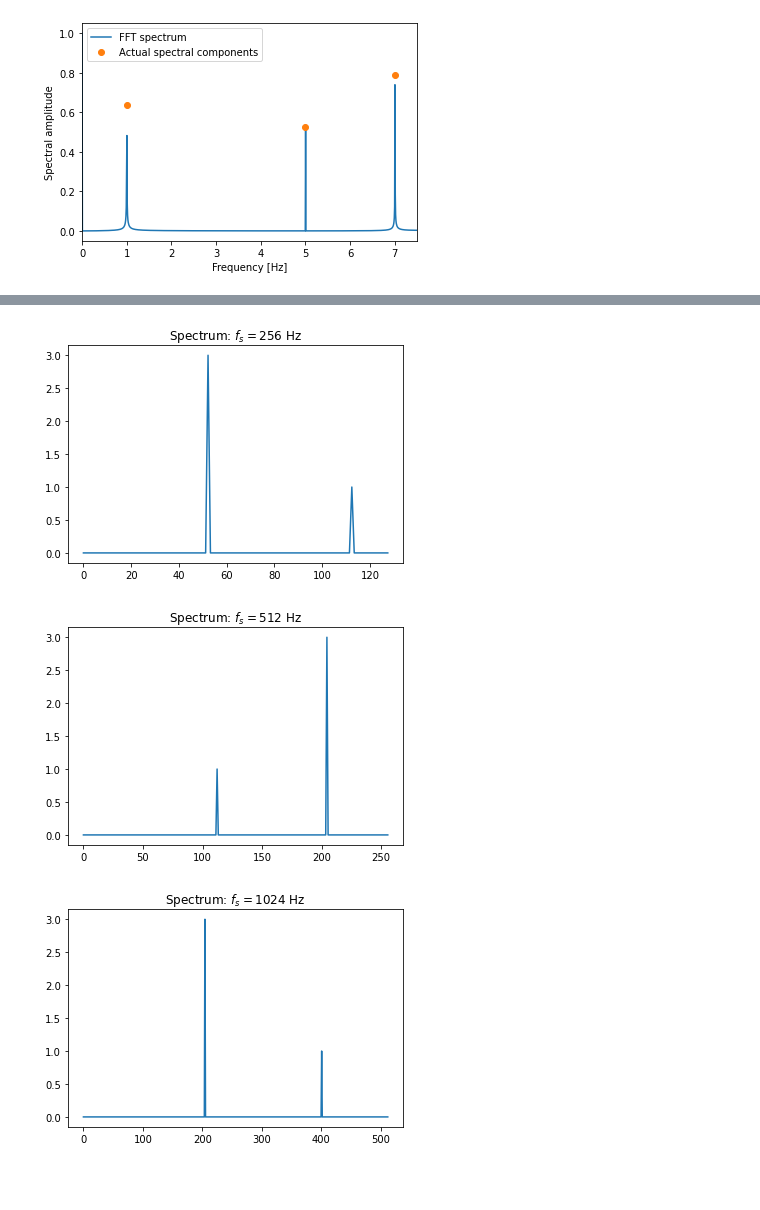
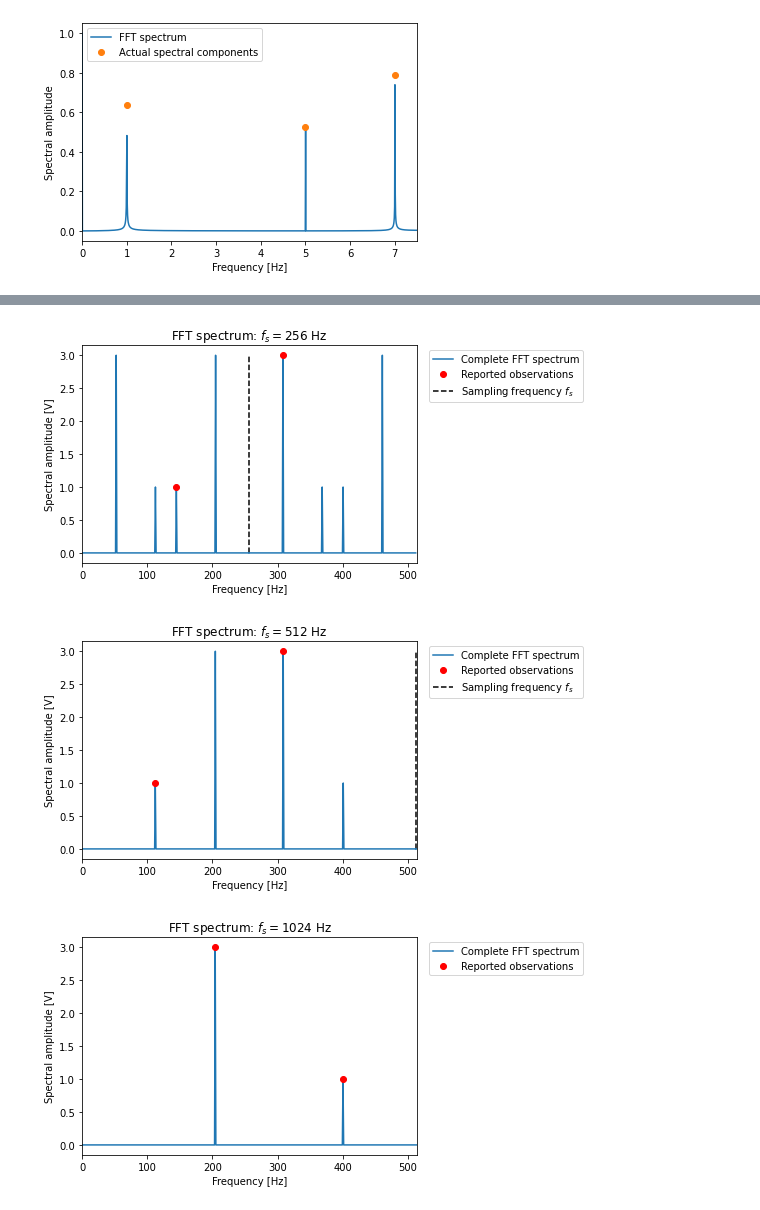
Before and after one commit to cgobat/MAE-3120, a Jupyter notebook: Homework/HW 02.ipynb, the cells around one changed output, grey strips where cells are left out. Drawn from its saved outputs; the diff is of its cells as text; code cells hidden in the pictures; blank space fills up the shorter version.

```diff
--- a/Homework/HW 02.ipynb
+++ b/Homework/HW 02.ipynb
@@ -249,14 +267,0 @@ plt.show()
-# %%
-from scipy import optimize
-fa = lambda f,fs : np.abs(f-fs*np.round(f/fs))
-fspace = np.arange(0,2056,.1)
-for fs in [256,512,1024]:
-    plt.plot(fspace,fa(fspace,fs),label=fs)
-# plt.plot(fspace,fspace)
-plt.hlines([308,144],0,2056,color="tab:blue",linestyle="--")
-plt.hlines([308,112],0,2056,color="tab:orange",linestyle="--")
-plt.hlines([400,204],0,2056,color="tab:green",linestyle="--")
-plt.xlabel("Actual frequency [Hz]")
-plt.ylabel("Apparent frequency [Hz]")
-plt.legend(title="Sample freq [Hz]")
-plt.show()
@@ -265,16 +268,25 @@ plt.show()
 # %%
-y = lambda t : 3*sin(2*np.pi*204*t) + 1*sin(2*np.pi*400*t)
+y = lambda t : 3*cos(2*π*204*t) + 1*cos(2*π*400*t)
+points = [[(308,144),(3,1)],[(308,112),(3,1)],[(400,204),(1,3)]]
 
 for i,fs in enumerate([256,512,1024]):
     t = np.arange(0,1,1/fs)
     N = len(t)
     k = np.arange(N)
     frq = k/t.max()
     sp = np.fft.fft(y(t))
-    plt.plot(frq[:N//2],np.abs(sp[:N//2])*2/N)
-    plt.title(f"Spectrum: $f_s={fs}$ Hz")
+    plt.plot(frq,np.abs(sp)*2/N,color="tab:blue",label="Complete FFT spectrum")
+    plt.plot(frq+frq.max(),np.abs(sp)*2/N,color="tab:blue") # reflected spectrum
+    plt.plot(points[i][0],points[i][1],"ro",label="Reported observations")
+    if fs<513:
+        plt.vlines(fs,0,3,color="k",linestyle="--",label="Sampling frequency $f_s$")
+    plt.xlim(0,514)
+    plt.xlabel("Frequency [Hz]")
+    plt.ylabel("Spectral amplitude [V]")
+    plt.title(f"FFT spectrum: $f_s={fs}$ Hz")
+    plt.legend(loc="upper left",bbox_to_anchor=(1.02,1))
     plt.show()
 # %% [output]
-[figure, old version]
+[figure, new version]
-[figure, old version]
+[figure, new version]
-[figure, old version]
+[figure, new version]
```
Also changed, not shown: parts of 18 cells of this notebook.
